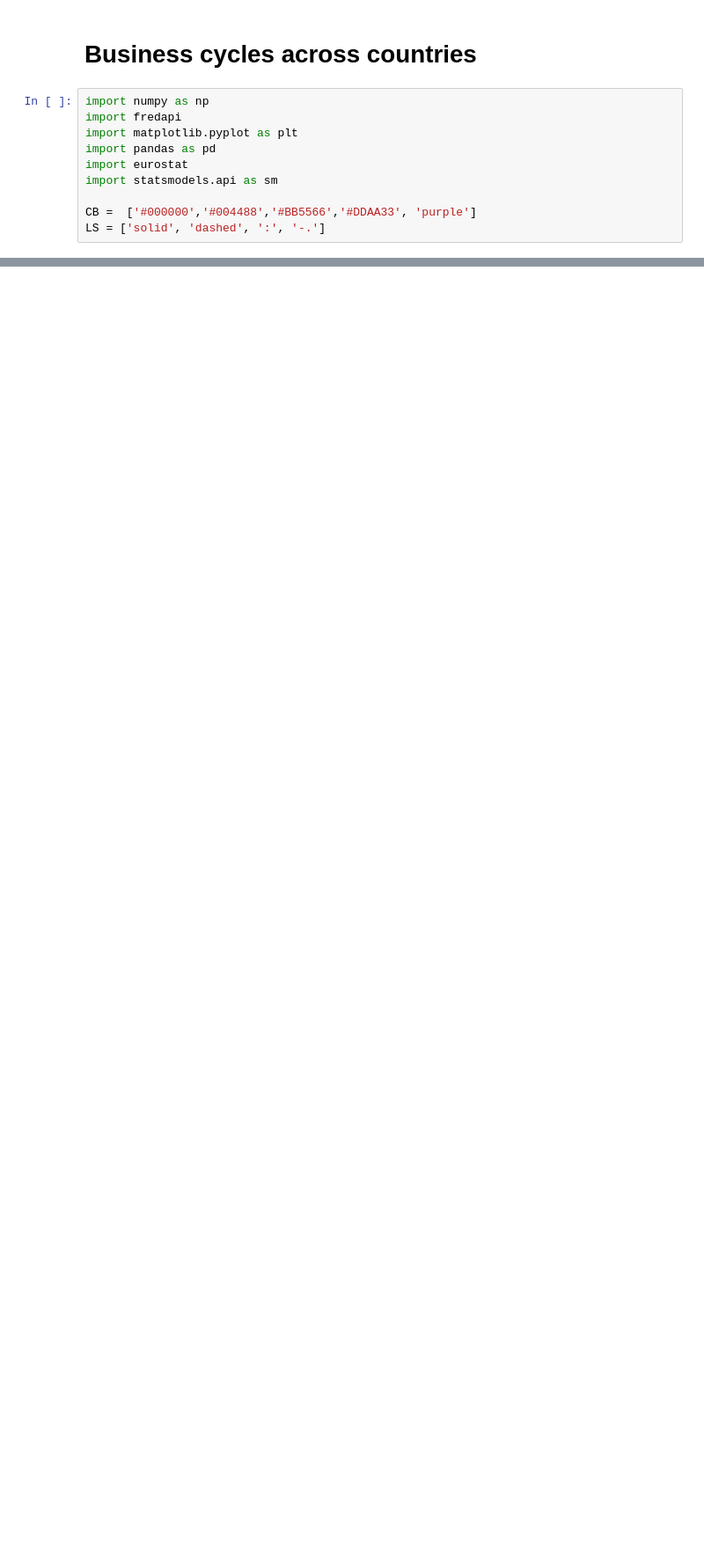
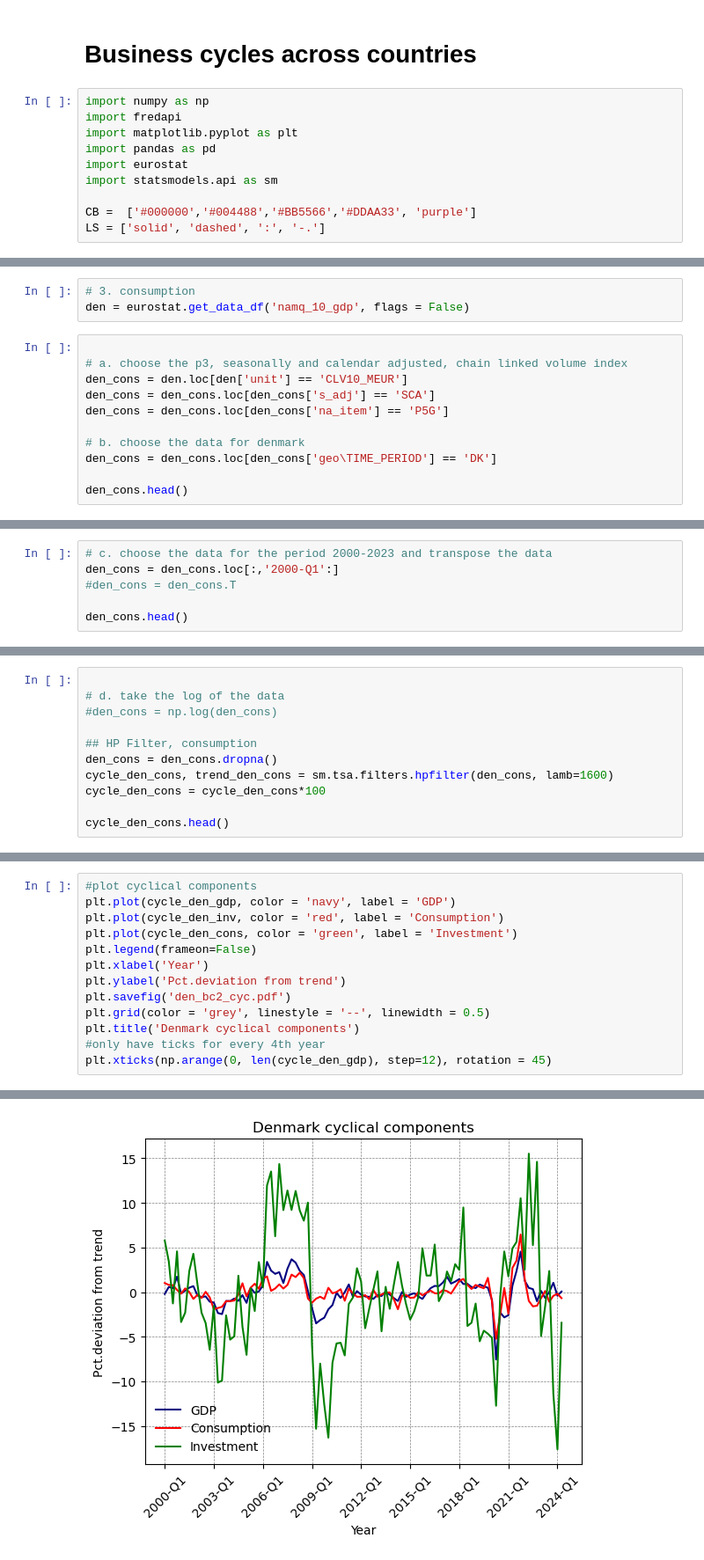
Before and after one commit to anl1313/MacroIII_public, a Jupyter notebook: Assignment 2/BusinessCycles.ipynb, the cells around one changed output, grey strips where cells are left out. Shown at 88% size. Drawn from its saved outputs; the diff is of its cells as text; blank space fills up the shorter version.

```diff
--- a/Assignment 2/BusinessCycles.ipynb
+++ b/Assignment 2/BusinessCycles.ipynb
@@ -335,0 +200,14 @@ Length: 926, dtype: float64
+# %%
+# 3. consumption
+den = eurostat.get_data_df('namq_10_gdp', flags = False)
+# %%
+
+# a. choose the p3, seasonally and calendar adjusted, chain linked volume index
+den_cons = den.loc[den['unit'] == 'CLV10_MEUR']
+den_cons = den_cons.loc[den_cons['s_adj'] == 'SCA']
+den_cons = den_cons.loc[den_cons['na_item'] == 'P5G']
+
+# b. choose the data for denmark
+den_cons = den_cons.loc[den_cons['geo\TIME_PERIOD'] == 'DK']
+
+den_cons.head()
@@ -335,0 +218,6 @@ Length: 926, dtype: float64
+# %%
+# c. choose the data for the period 2000-2023 and transpose the data
+den_cons = den_cons.loc[:,'2000-Q1':]
+#den_cons = den_cons.T
+
+den_cons.head()
@@ -335,0 +231,11 @@ Length: 926, dtype: float64
+# %%
+
+# d. take the log of the data
+#den_cons = np.log(den_cons)
+
+## HP Filter, consumption
+den_cons = den_cons.dropna()
+cycle_den_cons, trend_den_cons = sm.tsa.filters.hpfilter(den_cons, lamb=1600)
+cycle_den_cons = cycle_den_cons*100
+
+cycle_den_cons.head()
@@ -335,0 +249,14 @@ Length: 926, dtype: float64
+# %%
+#plot cyclical components
+plt.plot(cycle_den_gdp, color = 'navy', label = 'GDP')
+plt.plot(cycle_den_inv, color = 'red', label = 'Consumption')
+plt.plot(cycle_den_cons, color = 'green', label = 'Investment')
+plt.legend(frameon=False)
+plt.xlabel('Year')
+plt.ylabel('Pct.deviation from trend')
+plt.savefig('den_bc2_cyc.pdf')
+plt.grid(color = 'grey', linestyle = '--', linewidth = 0.5)
+plt.title('Denmark cyclical components')
+#only have ticks for every 4th year
+plt.xticks(np.arange(0, len(cycle_den_gdp), step=12), rotation = 45)
+# %% [output]
@@ -335,0 +281 @@ Length: 926, dtype: float64
+[figure, added]
```
Also changed, not shown: parts of 37 cells of this notebook, 6 other files.
